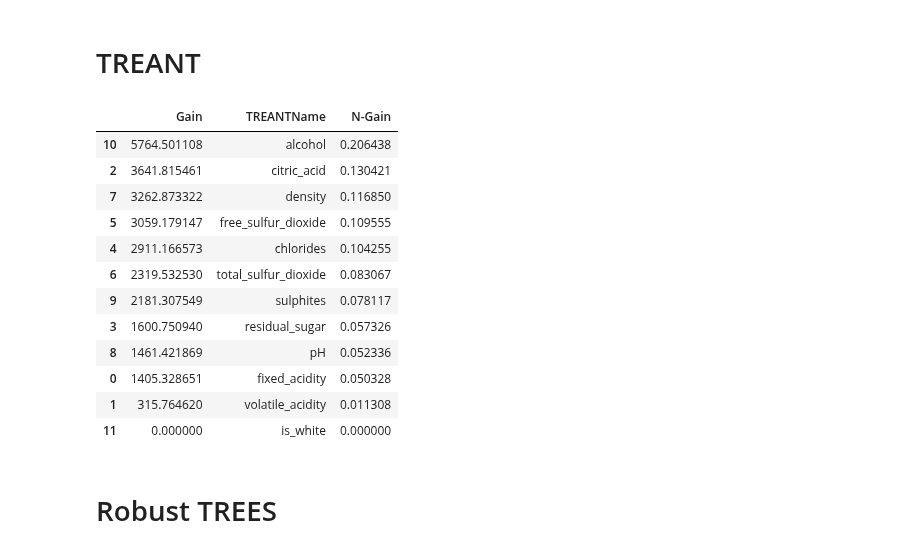
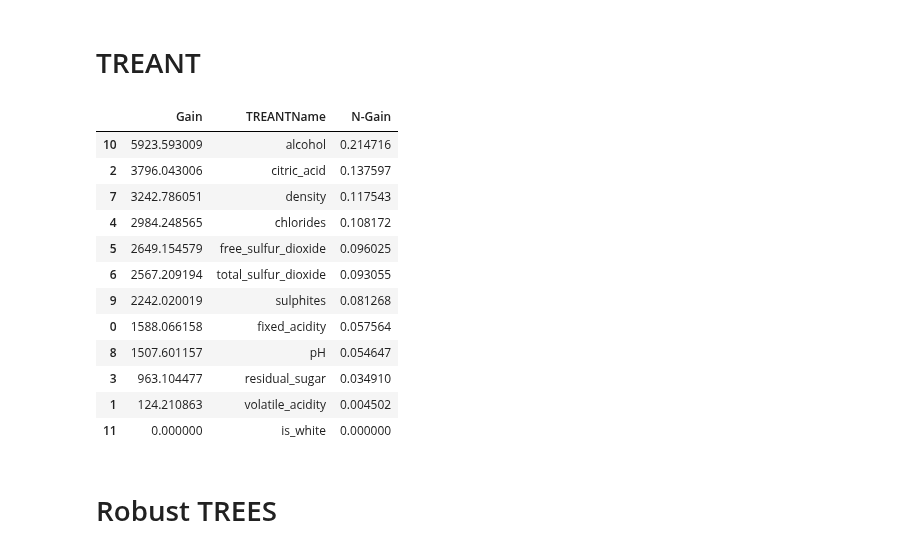
Before and after one commit to gtolomei/treant, a Jupyter notebook: src/Feature Importance.ipynb, the cells around one changed output. Saved outputs shown, nothing was run; the diff lists cells and outputs as text; code cells hidden in the pictures.

```diff
--- a/src/Feature Importance.ipynb
+++ b/src/Feature Importance.ipynb
@@ -105,42 +135,42 @@ random_forest.loc[:,'N-Gain']=random_forest['Gain'].div(random_forest['Gain'].su
 # %% [markdown]
 # TREANT
 # %%
-with open("../out/models/wine/par-robust_wine_L-sse_B40_T100_D8_I20.model", 'rb') as f:
+with open("../out/models/wine/par-robust_wine_L-sse_B120_T100_D8_I20.model", 'rb') as f:
     model = dill.load(f)
 
 l=[]
 for i in range(model.n_estimators):
     tree_dic =Rf_feature_importance(model.estimators_[i].root)
     l.append(tree_dic)
 
 # combining list of dictionaries by suming the values of same key
 result = dict(functools.reduce(operator.add,
          map(collections.Counter, l)))
 
 dft = pd.DataFrame.from_dict(result, orient='index',
                        columns=['Gain'])
 
 dft.loc[:,'TREANTName'] = train.columns[list(result.keys())]
 dft.loc[:,'N-Gain']=dft['Gain'].div(dft['Gain'].sum())
 dft.loc[11] = [0.000000, 'is_white', 0.000000]
 treant=dft.sort_values(by=['Gain'],ascending=False)
 sub_treant =treant
 #print("-- Treant --")
 
 sub_treant
 # %% [output]
 |  | Gain | TREANTName | N-Gain |
-| 10 | 5764.501108 | alcohol | 0.206438 |
-| 2 | 3641.815461 | citric_acid | 0.130421 |
-| 7 | 3262.873322 | density | 0.116850 |
-| 5 | 3059.179147 | free_sulfur_dioxide | 0.109555 |
-| 4 | 2911.166573 | chlorides | 0.104255 |
-| 6 | 2319.532530 | total_sulfur_dioxide | 0.083067 |
-| 9 | 2181.307549 | sulphites | 0.078117 |
-| 3 | 1600.750940 | residual_sugar | 0.057326 |
-| 8 | 1461.421869 | pH | 0.052336 |
-| 0 | 1405.328651 | fixed_acidity | 0.050328 |
-| 1 | 315.764620 | volatile_acidity | 0.011308 |
+| 10 | 5923.593009 | alcohol | 0.214716 |
+| 2 | 3796.043006 | citric_acid | 0.137597 |
+| 7 | 3242.786051 | density | 0.117543 |
+| 4 | 2984.248565 | chlorides | 0.108172 |
+| 5 | 2649.154579 | free_sulfur_dioxide | 0.096025 |
+| 6 | 2567.209194 | total_sulfur_dioxide | 0.093055 |
+| 9 | 2242.020019 | sulphites | 0.081268 |
+| 0 | 1588.066158 | fixed_acidity | 0.057564 |
+| 8 | 1507.601157 | pH | 0.054647 |
+| 3 | 963.104477 | residual_sugar | 0.034910 |
+| 1 | 124.210863 | volatile_acidity | 0.004502 |
 | 11 | 0.000000 | is_white | 0.000000 |
 # %% [markdown]
 # Robust TREES
```
Also changed, not shown: parts of 26 cells of this notebook, 11 other files.
